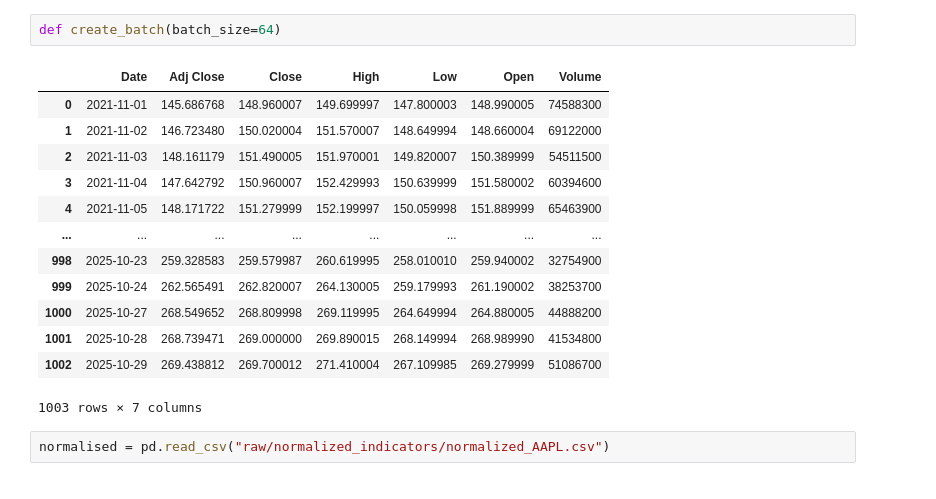
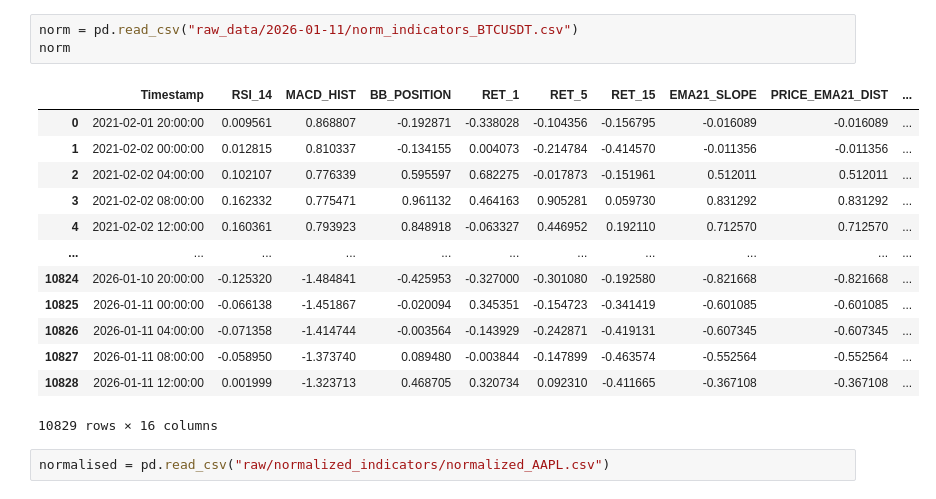
Before and after one commit to Aditya-gautam21/quantTrader, a Jupyter notebook: backend/ml_training.ipynb, the cells around one changed output. Drawn from its saved outputs; the diff is of its cells as text.

```diff
--- a/backend/fata.ipynb
+++ b/backend/ml_training.ipynb
@@ -37,19 +49,20 @@ aapl
 # %%
-def create_batch(batch_size=64)
+norm = pd.read_csv("raw_data/2026-01-11/norm_indicators_BTCUSDT.csv")
+norm
 # %% [output]
-|  | Date | Adj Close | Close | High | Low | Open | Volume |
-| 0 | 2021-11-01 | 145.686768 | 148.960007 | 149.699997 | 147.800003 | 148.990005 | 74588300 |
-| 1 | 2021-11-02 | 146.723480 | 150.020004 | 151.570007 | 148.649994 | 148.660004 | 69122000 |
-| 2 | 2021-11-03 | 148.161179 | 151.490005 | 151.970001 | 149.820007 | 150.389999 | 54511500 |
-| 3 | 2021-11-04 | 147.642792 | 150.960007 | 152.429993 | 150.639999 | 151.580002 | 60394600 |
-| 4 | 2021-11-05 | 148.171722 | 151.279999 | 152.199997 | 150.059998 | 151.889999 | 65463900 |
-| ... | ... | ... | ... | ... | ... | ... | ... |
-| 998 | 2025-10-23 | 259.328583 | 259.579987 | 260.619995 | 258.010010 | 259.940002 | 32754900 |
-| 999 | 2025-10-24 | 262.565491 | 262.820007 | 264.130005 | 259.179993 | 261.190002 | 38253700 |
-| 1000 | 2025-10-27 | 268.549652 | 268.809998 | 269.119995 | 264.649994 | 264.880005 | 44888200 |
-| 1001 | 2025-10-28 | 268.739471 | 269.000000 | 269.890015 | 268.149994 | 268.989990 | 41534800 |
-| 1002 | 2025-10-29 | 269.438812 | 269.700012 | 271.410004 | 267.109985 | 269.279999 | 51086700 |
+|  | Timestamp | RSI_14 | MACD_HIST | BB_POSITION | RET_1 | RET_5 | RET_15 | EMA21_SLOPE | PRICE_EMA21_DIST | ... |
+| 0 | 2021-02-01 20:00:00 | 0.009561 | 0.868807 | -0.192871 | -0.338028 | -0.104356 | -0.156795 | -0.016089 | -0.016089 | ... |
+| 1 | 2021-02-02 00:00:00 | 0.012815 | 0.810337 | -0.134155 | 0.004073 | -0.214784 | -0.414570 | -0.011356 | -0.011356 | ... |
+| 2 | 2021-02-02 04:00:00 | 0.102107 | 0.776339 | 0.595597 | 0.682275 | -0.017873 | -0.151961 | 0.512011 | 0.512011 | ... |
+| 3 | 2021-02-02 08:00:00 | 0.162332 | 0.775471 | 0.961132 | 0.464163 | 0.905281 | 0.059730 | 0.831292 | 0.831292 | ... |
+| 4 | 2021-02-02 12:00:00 | 0.160361 | 0.793923 | 0.848918 | -0.063327 | 0.446952 | 0.192110 | 0.712570 | 0.712570 | ... |
+| ... | ... | ... | ... | ... | ... | ... | ... | ... | ... | ... |
+| 10824 | 2026-01-10 20:00:00 | -0.125320 | -1.484841 | -0.425953 | -0.327000 | -0.301080 | -0.192580 | -0.821668 | -0.821668 | ... |
+| 10825 | 2026-01-11 00:00:00 | -0.066138 | -1.451867 | -0.020094 | 0.345351 | -0.154723 | -0.341419 | -0.601085 | -0.601085 | ... |
+| 10826 | 2026-01-11 04:00:00 | -0.071358 | -1.414744 | -0.003564 | -0.143929 | -0.242871 | -0.419131 | -0.607345 | -0.607345 | ... |
+| 10827 | 2026-01-11 08:00:00 | -0.058950 | -1.373740 | 0.089480 | -0.003844 | -0.147899 | -0.463574 | -0.552564 | -0.552564 | ... |
+| 10828 | 2026-01-11 12:00:00 | 0.001999 | -1.323713 | 0.468705 | 0.320734 | 0.092310 | -0.411665 | -0.367108 | -0.367108 | ... |
-1003 rows × 7 columns
+10829 rows × 16 columns
 # %%
 normalised = pd.read_csv("raw/normalized_indicators/normalized_AAPL.csv")
 # %% [output]
```
Also changed, not shown: parts of 4 cells of this notebook, 3 other files.
